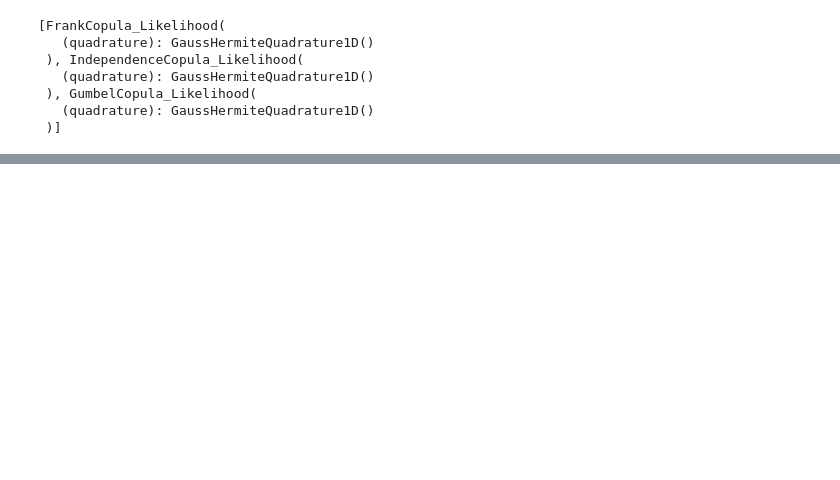
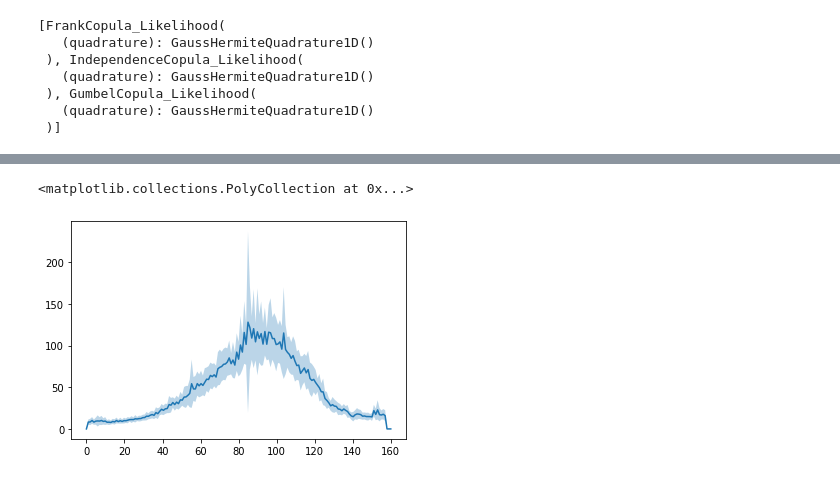
Before and after one commit to NinelK/CopulaGP, a Jupyter notebook: MIFI.ipynb, the cells around one changed output, grey strips where cells are left out. Saved outputs shown, nothing was run; the diff lists cells and outputs as text; code cells hidden in the pictures; blank space fills up the shorter version.

```diff
--- a/MIFI.ipynb
+++ b/MIFI.ipynb
@@ -125,0 +139,6 @@ plt.ylim(-.5,0)
+# %%
+plt.plot(np.linspace(0,160,len(FI)),FI)
+plt.fill_between(np.linspace(0,160,len(FI)),FI-dFI,FI+dFI, alpha=0.3)
+# %% [output]
+<matplotlib.collections.PolyCollection at 0x...>
+[figure, added]
```
Also changed, not shown: parts of 4 cells of this notebook, 2 other files.
